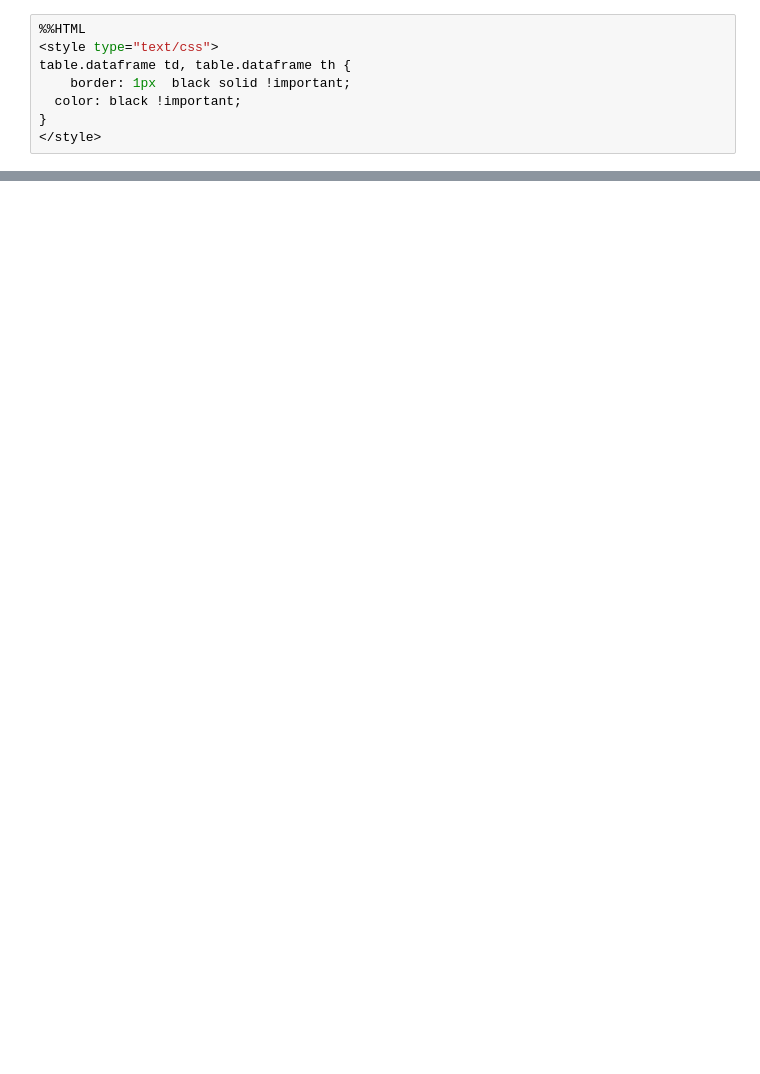
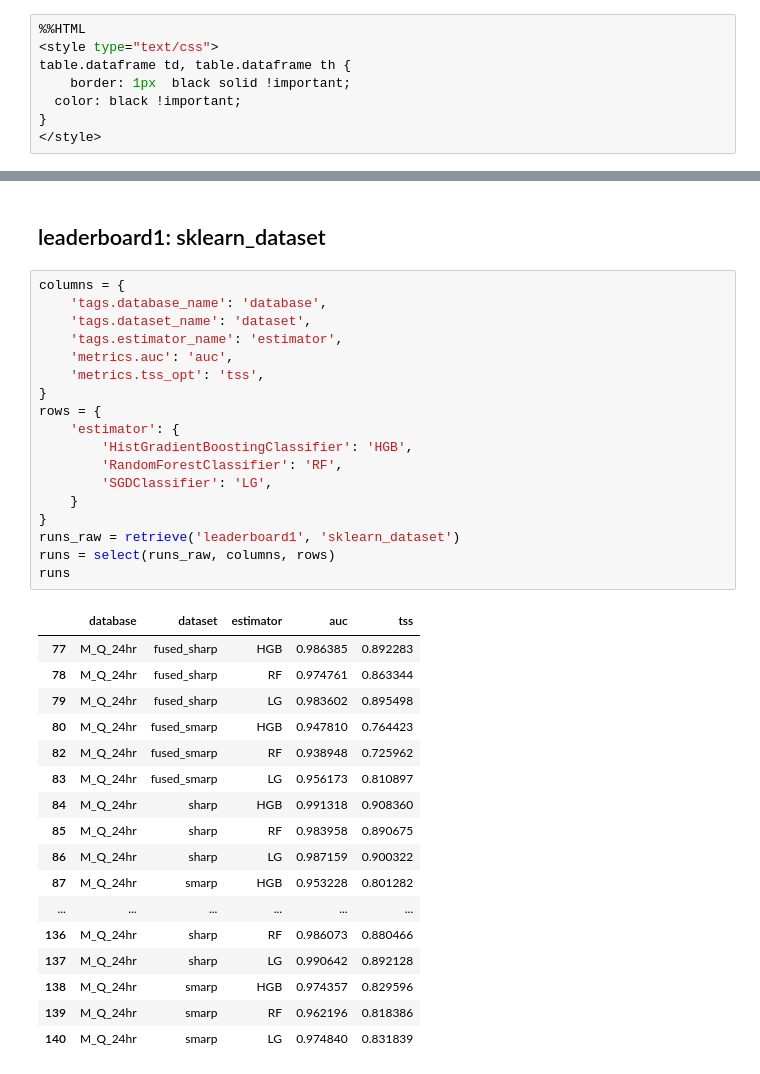
Before and after one commit to ZeyuSun/flare-prediction-smarp, a Jupyter notebook: notebooks/mlflow_results.ipynb, the cells around one changed output, grey strips where cells are left out. Saved outputs shown, nothing was run; the diff lists cells and outputs as text; blank space fills up the shorter version.

```diff
--- a/notebooks/mlflow_results.ipynb
+++ b/notebooks/mlflow_results.ipynb
@@ -219,0 +103,38 @@ NameError: name 'cfg' is not defined
+# %% [markdown]
+## leaderboard1: sklearn_dataset
+# %%
+columns = {
+    'tags.database_name': 'database',
+    'tags.dataset_name': 'dataset',
+    'tags.estimator_name': 'estimator',
+    'metrics.auc': 'auc',
+    'metrics.tss_opt': 'tss',
+}
+rows = {
+    'estimator': {
+        'HistGradientBoostingClassifier': 'HGB',
+        'RandomForestClassifier': 'RF',
+        'SGDClassifier': 'LG',
+    }
+}
+runs_raw = retrieve('leaderboard1', 'sklearn_dataset')
+runs = select(runs_raw, columns, rows)
+runs
+# %% [output]
+|  | database | dataset | estimator | auc | tss |
+| 77 | M_Q_24hr | fused_sharp | HGB | 0.986385 | 0.892283 |
+| 78 | M_Q_24hr | fused_sharp | RF | 0.974761 | 0.863344 |
+| 79 | M_Q_24hr | fused_sharp | LG | 0.983602 | 0.895498 |
+| 80 | M_Q_24hr | fused_smarp | HGB | 0.947810 | 0.764423 |
+| 82 | M_Q_24hr | fused_smarp | RF | 0.938948 | 0.725962 |
+| 83 | M_Q_24hr | fused_smarp | LG | 0.956173 | 0.810897 |
+| 84 | M_Q_24hr | sharp | HGB | 0.991318 | 0.908360 |
+| 85 | M_Q_24hr | sharp | RF | 0.983958 | 0.890675 |
+| 86 | M_Q_24hr | sharp | LG | 0.987159 | 0.900322 |
+| 87 | M_Q_24hr | smarp | HGB | 0.953228 | 0.801282 |
+| ... | ... | ... | ... | ... | ... |
+| 136 | M_Q_24hr | sharp | RF | 0.986073 | 0.880466 |
+| 137 | M_Q_24hr | sharp | LG | 0.990642 | 0.892128 |
+| 138 | M_Q_24hr | smarp | HGB | 0.974357 | 0.829596 |
+| 139 | M_Q_24hr | smarp | RF | 0.962196 | 0.818386 |
+| 140 | M_Q_24hr | smarp | LG | 0.974840 | 0.831839 |
```
Also changed, not shown: parts of 35 cells of this notebook, 1 other file.
